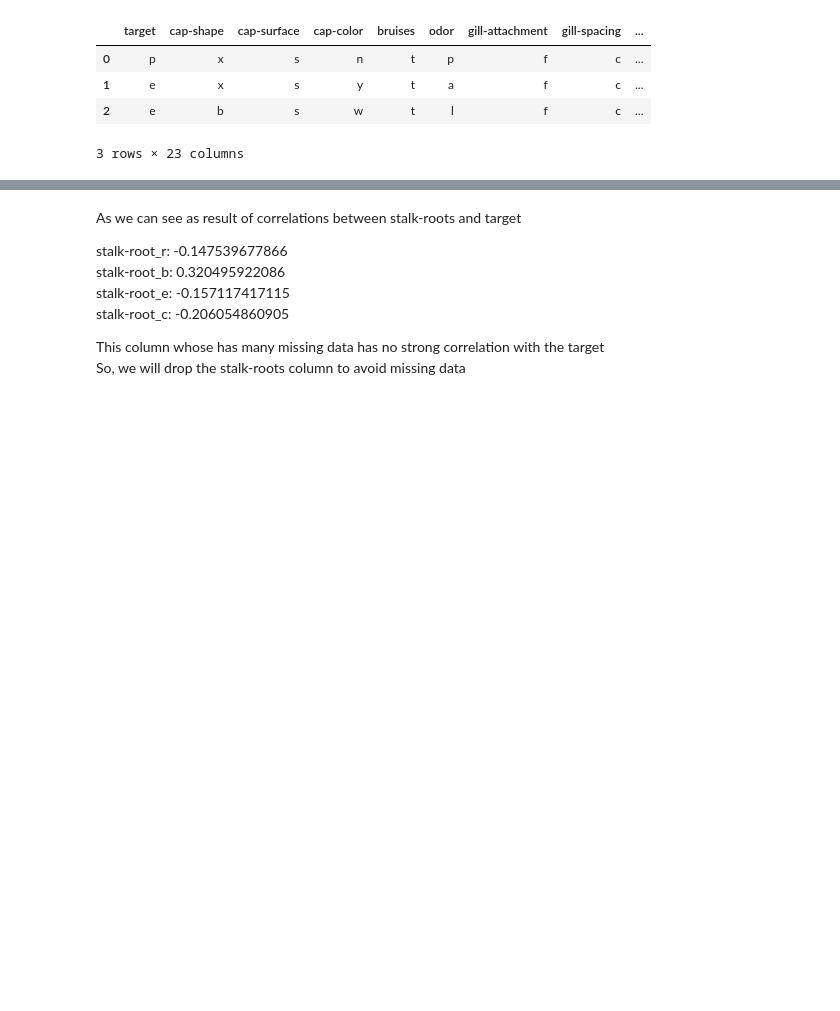
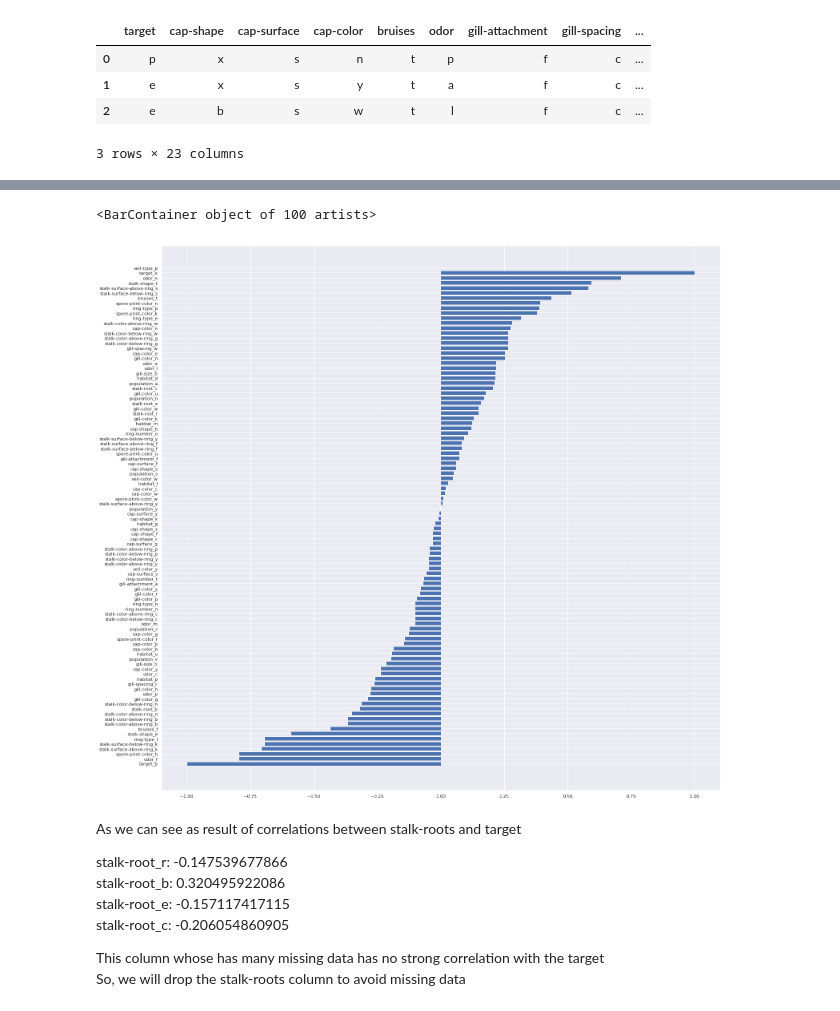
Before and after one commit to AprendizadoDeMaquina-2-2018/Mushroom_ML, a Jupyter notebook: Cleaning_mushroom_data.ipynb, the cells around one changed output, grey strips where cells are left out. Drawn from its saved outputs; the diff is of its cells as text; code cells hidden in the pictures; blank space fills up the shorter version.

```diff
--- a/Cleaning_mushroom_data.ipynb
+++ b/Cleaning_mushroom_data.ipynb
@@ -110,0 +133,3 @@ Name: target_p, Length: 100, dtype: float64
+# %%
+sorted_relation_to_target_e = relation_to_target_e.sort_values(ascending=True)
+sorted_relation_to_target_e
@@ -111,3 +154,13 @@ Name: target_p, Length: 100, dtype: float64
+# %%
+barchart_x = sorted_relation_to_target_e.keys()
+# %%
+barchart_y = sorted_relation_to_target_e.values
+# %%
+plt.figure(figsize=[25,25])
+plt.barh(barchart_x, barchart_y)
+# %% [output]
+<BarContainer object of 100 artists>
+[figure, added]
 # %% [markdown]
 As we can see as result of correlations between stalk-roots and target
 
```
Also changed, not shown: parts of 9 cells of this notebook.
